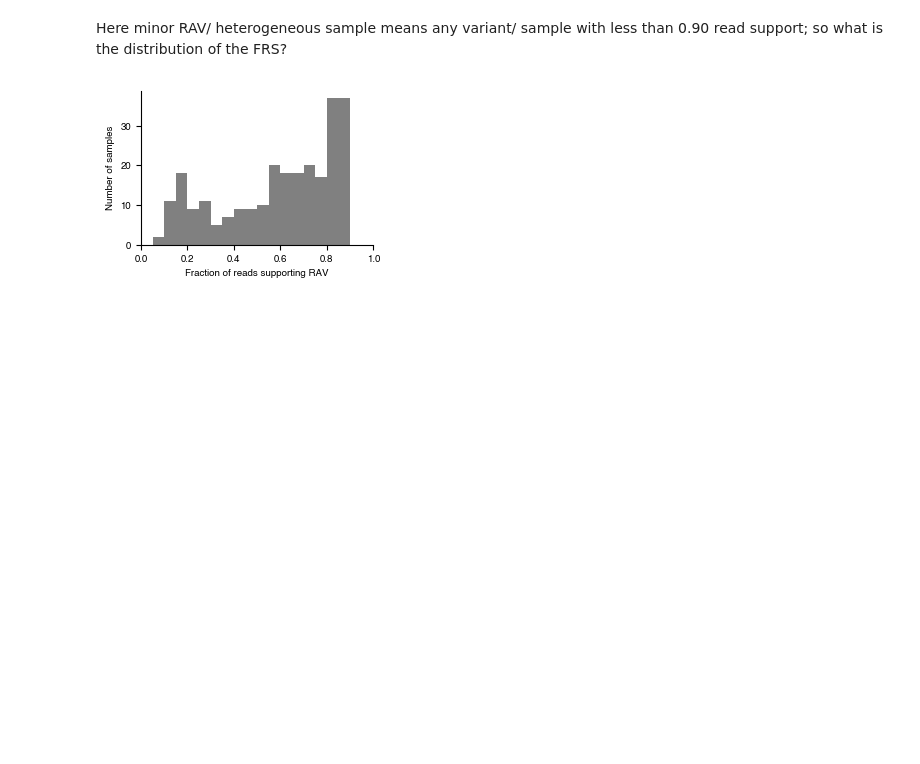
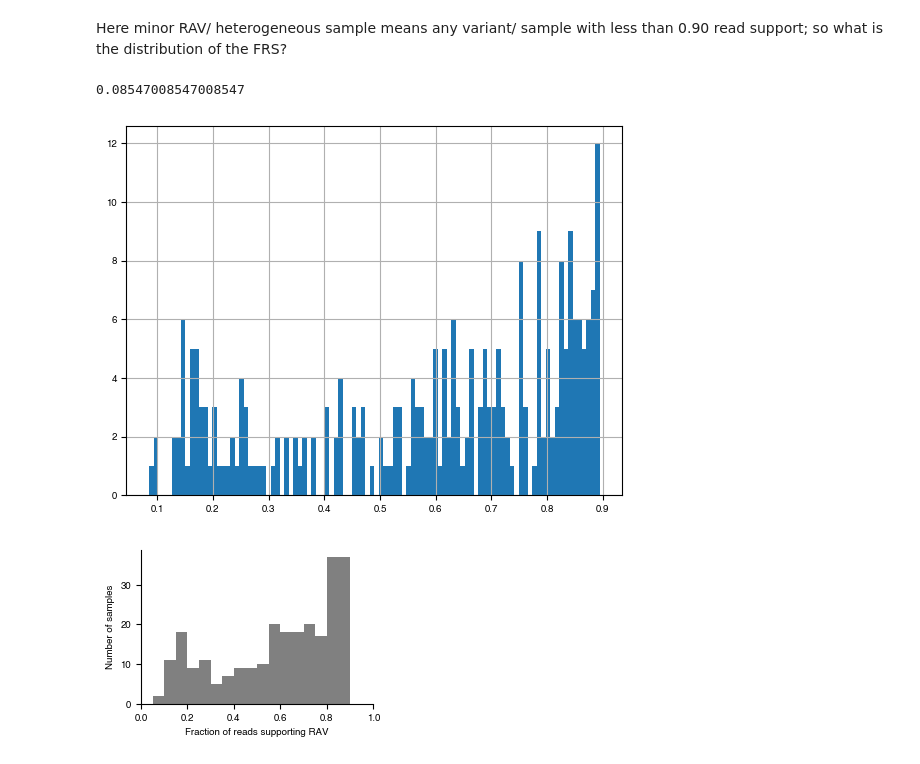
Before and after one commit to fowler-lab/tuberculosis-RNAP-subpopulations, a Jupyter notebook: analysis_refactored.ipynb, the cells around one changed output. Saved outputs shown, nothing was run; the diff lists cells and outputs as text; code cells hidden in the pictures; blank space fills up the shorter version.

```diff
--- a/analysis_refactored.ipynb
+++ b/analysis_refactored.ipynb
@@ -342,6 +377,12 @@ There are 10568 samples with a RIF resistance-conferring mutation in the RNAP an
 Of these 10287 samples only have ≥1 homogeneous RAVs whilst 261 have ≥1 minor RAVs and 20 have ≥1 of both
 # %% [markdown]
 Here minor RAV/ heterogeneous sample means any variant/ sample with less than 0.90 read support; so what is the distribution of the FRS?
+# %%
+samples_with_dst[(samples_with_dst.MAX_RAV_FRS<0.9) & (samples_with_dst.MAX_RAV_FRS>0.05)].MAX_RAV_FRS.hist(bins=100)
+samples_with_dst.MAX_RAV_FRS.min()
+# %% [output]
+0.08547008547008547
+[figure, added]
 # %%
 variant_count_all = samples_with_dst[(~samples_with_dst.HAS_MAJOR_RAV) & (samples_with_dst.HAS_MINOR_RAV) & (samples_with_dst.MAX_RAV_FRS<1) & (samples_with_dst.MAX_RAV_FRS>=0.05)]
 plot_frs_histogram(variant_count_all, savefig=True)
```
Also changed, not shown: parts of 6 cells of this notebook, 12 other files.
